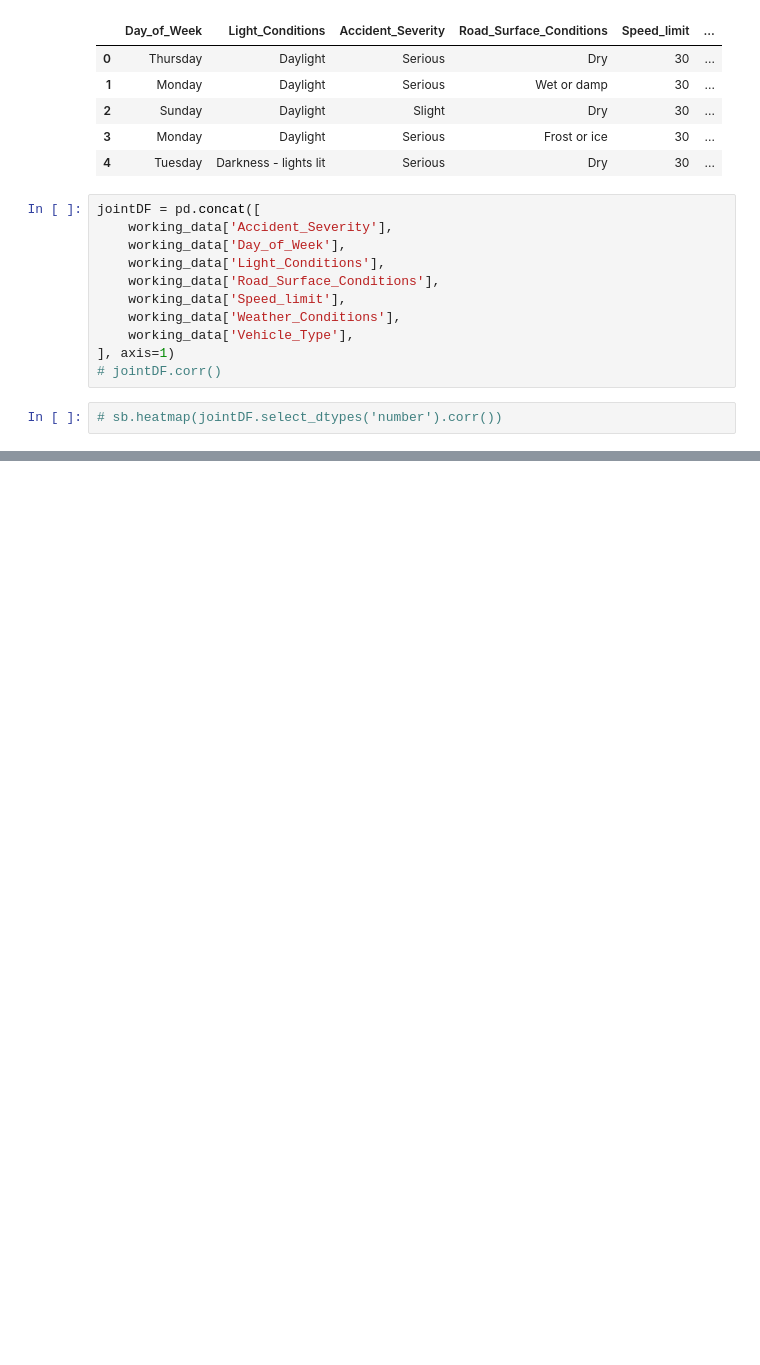
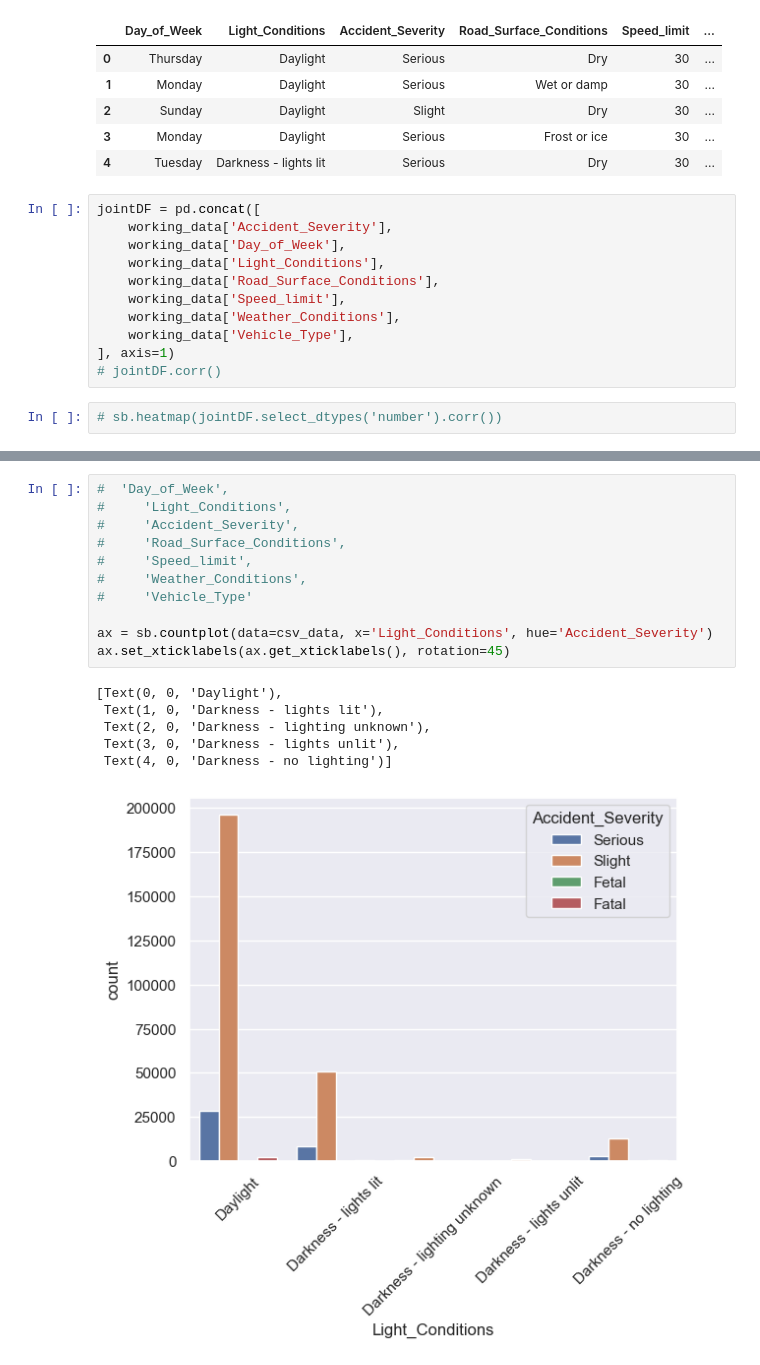
Before and after one commit to Noiderate/SC1015-MINI_PROJECT, a Jupyter notebook: mini project.ipynb, the cells around one changed output, grey strips where cells are left out. Saved outputs shown, nothing was run; the diff lists cells and outputs as text; blank space fills up the shorter version.

```diff
--- a/mini project.ipynb
+++ b/mini project.ipynb
@@ -153,0 +112,18 @@ sb.heatmap(jointDF.groupby(['Accident_Severity', 'Vehicle_Type']).size().unstack
+# %%
+#  'Day_of_Week',
+#     'Light_Conditions',
+#     'Accident_Severity',
+#     'Road_Surface_Conditions',
+#     'Speed_limit',
+#     'Weather_Conditions',
+#     'Vehicle_Type'
+
+ax = sb.countplot(data=csv_data, x='Light_Conditions', hue='Accident_Severity')
+ax.set_xticklabels(ax.get_xticklabels(), rotation=45)
+# %% [output]
+[Text(0, 0, 'Daylight'),
+ Text(1, 0, 'Darkness - lights lit'),
+ Text(2, 0, 'Darkness - lighting unknown'),
+ Text(3, 0, 'Darkness - lights unlit'),
+ Text(4, 0, 'Darkness - no lighting')]
+[figure, added]
```
Also changed, not shown: parts of 9 cells of this notebook.
